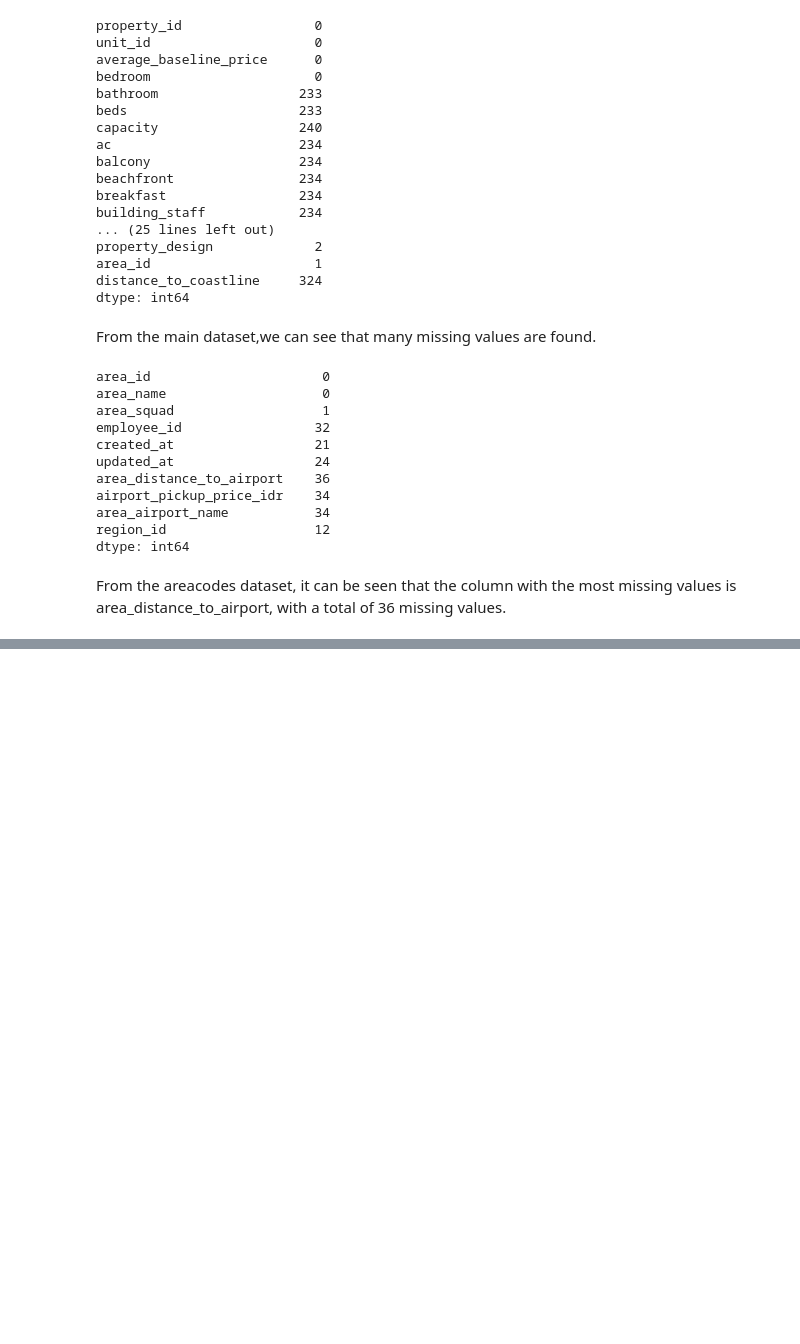
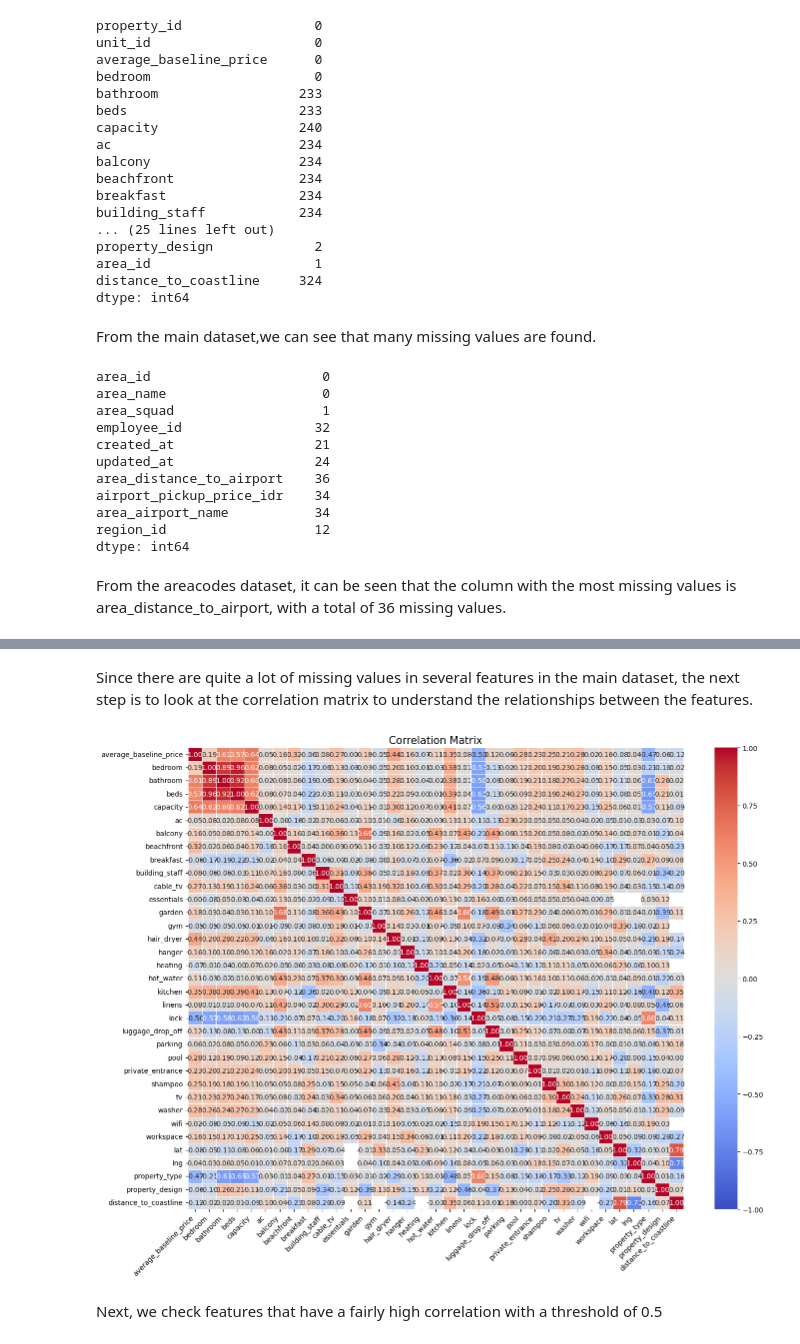
Before and after one commit to tristansuud/c241-rp03-bukitvista-room-pricing-ml, a Jupyter notebook: notebooks/datavista/cleaningdata.ipynb, the cells around one changed output, grey strips where cells are left out. Drawn from its saved outputs; the diff is of its cells as text; code cells hidden in the pictures; blank space fills up the shorter version.

```diff
--- a/notebooks/datavista/cleaningdata.ipynb
+++ b/notebooks/datavista/cleaningdata.ipynb
@@ -240,0 +249,2 @@ From the areacodes dataset, it can be seen that the column with the most missing
+# %%
+main_df = main_df.dropna(subset=['property_design'])
@@ -240,0 +273,24 @@ From the areacodes dataset, it can be seen that the column with the most missing
+# %% [markdown]
+Since there are quite a lot of missing values in several features in the main dataset, the next step is to look at the correlation matrix to understand the relationships between the features.
+# %%
+numeric_df = main_df.select_dtypes(include=['float64', 'int64'])
+correlation_matrix = numeric_df.corr()
+plt.figure(figsize=(16, 12))
+heatmap = sns.heatmap(
+    correlation_matrix,
+    annot=True,
+    cmap='coolwarm',
+    vmin=-1,
+    vmax=1,
+    linewidths=0.5,
+    fmt=".2f",
+    annot_kws={"size": 10}
+)
+heatmap.set_xticklabels(heatmap.get_xticklabels(), rotation=45, horizontalalignment='right', fontsize=10)
+heatmap.set_yticklabels(heatmap.get_yticklabels(), rotation=0, fontsize=10)
+plt.title('Correlation Matrix', fontsize=15)
+plt.show()
+# %% [output]
+[figure, added]
+# %% [markdown]
+Next, we check features that have a fairly high correlation with a threshold of 0.5
```
Also changed, not shown: parts of 53 cells of this notebook.
